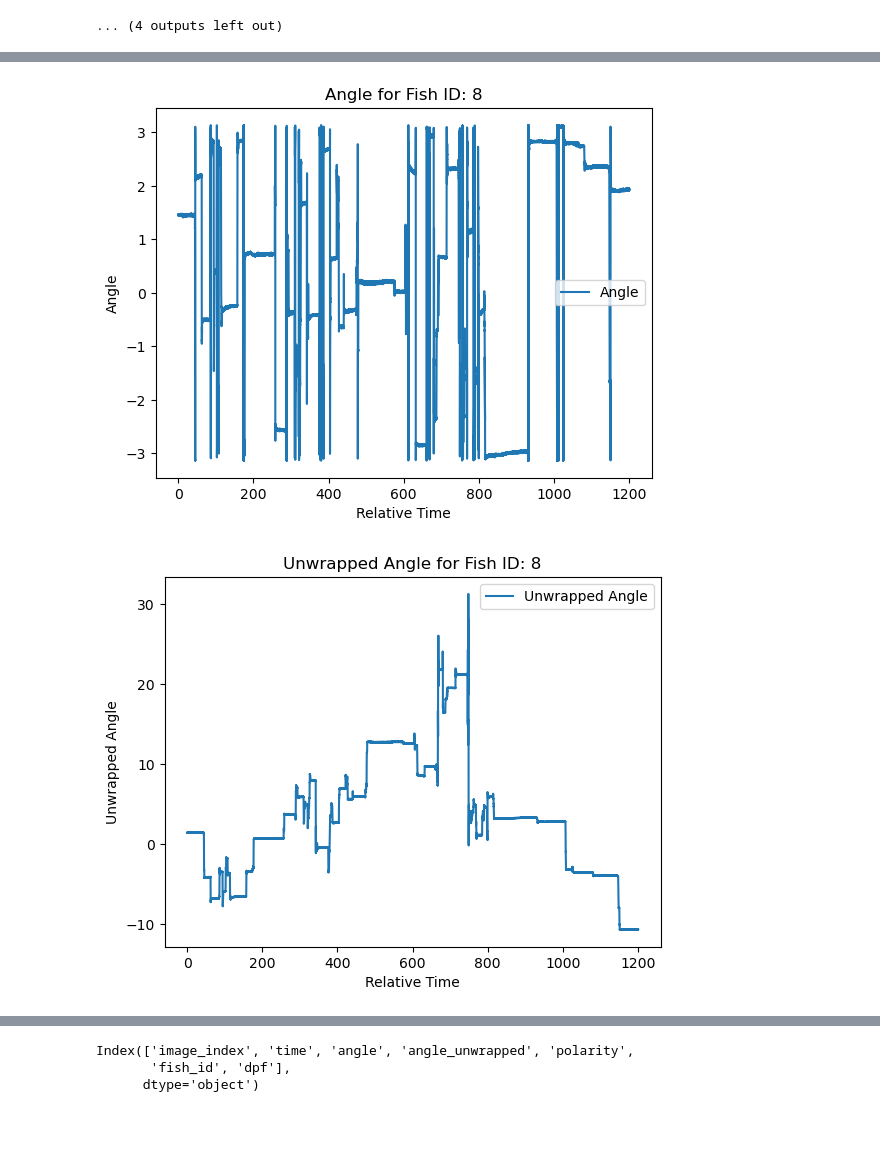
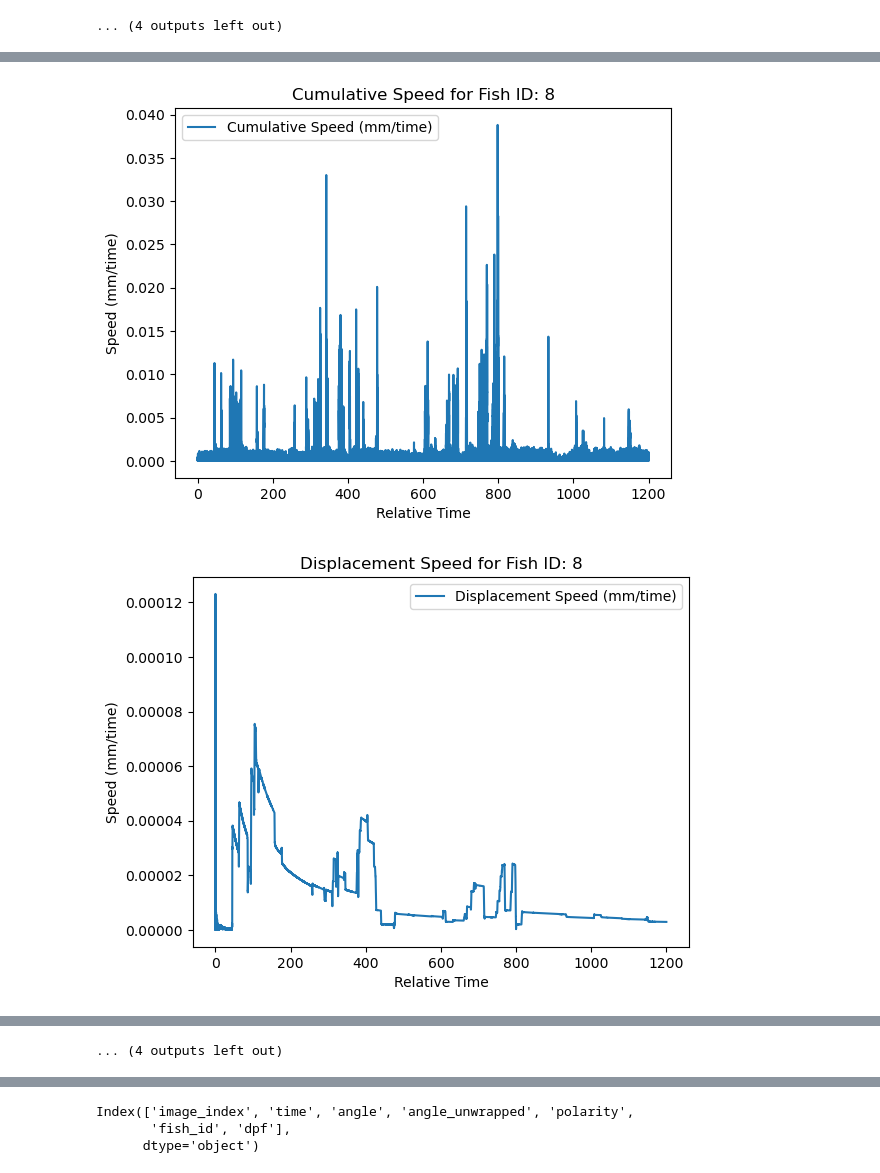
Before and after one commit to SaiAyachit/Stochastic_Modelling, a Jupyter notebook: data_prep.ipynb, the cells around one changed output, grey strips where cells are left out. Cells and saved outputs as stored; diff of their text form; code cells hidden in the pictures; blank space fills up the shorter version.

Commit message:
modified speed plots

```diff
--- a/data_prep.ipynb
+++ b/data_prep.ipynb
@@ -421,7 +444,11 @@ custom_cmap = plt.cm.get_cmap('viridis')
 #print(grouped_phototaxis.head())
 
 for fish_id, group in grouped_phototaxis:
-    dpf = group['dpf'].iloc[0]  # Assuming 'dpf' column exists in the dataframe
+    dpf = group['dpf'].iloc[0]
+
+    # Calculate new speeds
+    cumulative_speed = get_cumulative_speed(group)
+    displacement_speed = get_displacement_speed(group)
 
     # Trajectory plot
     plt.figure(figsize=(12, 6))
@@ -430,8 +457,8 @@ for fish_id, group in grouped_phototaxis:
         group['centroid_y'],
         c=group['relative_time'],
         cmap=custom_cmap,
-        s=20,  # Smaller point size
-        alpha=0.85  # Slight transparency
+        s=20,
+        alpha=0.85
     )
     plt.colorbar(label='Time (s)')
     plt.title(f'Fish Trajectory for Fish ID: {fish_id}')
@@ -457,7 +484,7 @@ for fish_id, group in grouped_phototaxis:
     plt.legend()
     plt.show()
 
- # Displacement plot
+    # Displacement plot
     plt.figure()
     plt.plot(group['relative_time'], group['displacement'], label='Displacement (mm)')
     plt.title(f'Displacement for Fish ID: {fish_id}')
@@ -466,36 +493,54 @@ for fish_id, group in grouped_phototaxis:
     plt.legend()
     plt.show()
 
-    # Speed plot
+    # Original Speed plot
     plt.figure()
     plt.plot(group['relative_time'], group['speed_mm_per_sec'], label='Speed (mm/sec)')
     plt.title(f'Speed for Fish ID: {fish_id}')
     plt.xlabel('Relative Time')
     plt.ylabel('Speed (mm/sec)')
+    plt.legend()
+    plt.show()
+
+    # Cumulative Speed plot
+    plt.figure()
+    plt.plot(group['relative_time'], cumulative_speed, label='Cumulative Speed (mm/time)')
+    plt.title(f'Cumulative Speed for Fish ID: {fish_id}')
+    plt.xlabel('Relative Time')
+    plt.ylabel('Speed (mm/time)')
+    plt.legend()
+    plt.show()
+
+    # Displacement Speed plot
+    plt.figure()
+    plt.plot(group['relative_time'], displacement_speed, label='Displacement Speed (mm/time)')
+    plt.title(f'Displacement Speed for Fish ID: {fish_id}')
+    plt.xlabel('Relative Time')
+    plt.ylabel('Speed (mm/time)')
     plt.legend()
     plt.show()
 
     # Angle plot
     plt.figure()
     plt.plot(group['relative_time'], group['angle'], label='Angle')
     plt.title(f'Angle for Fish ID: {fish_id}')
     plt.xlabel('Relative Time')
     plt.ylabel('Angle')
     plt.legend()
     plt.show()
 
     # Unwrapped angle plot
     plt.figure()
     plt.plot(group['relative_time'], group['unwrapped_angle'], label='Unwrapped Angle')
     plt.title(f'Unwrapped Angle for Fish ID: {fish_id}')
     plt.xlabel('Relative Time')
     plt.ylabel('Unwrapped Angle')
     plt.legend()
     plt.show()
 # %% [output]
 [figure]
 [figure]
 [figure]
 [figure]
-[figure, old version]
+[figure, new version]
-[figure, old version]
+[figure, new version]
@@ -508,3 +553,4 @@ for fish_id, group in grouped_phototaxis:
+... (4 outputs left out)
 # %%
 
 
```
Also changed, not shown: parts of 2 cells of this notebook.
